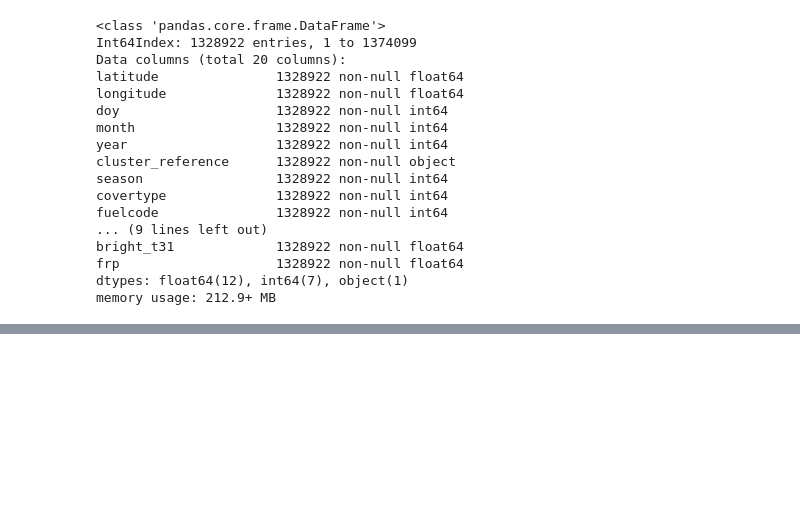
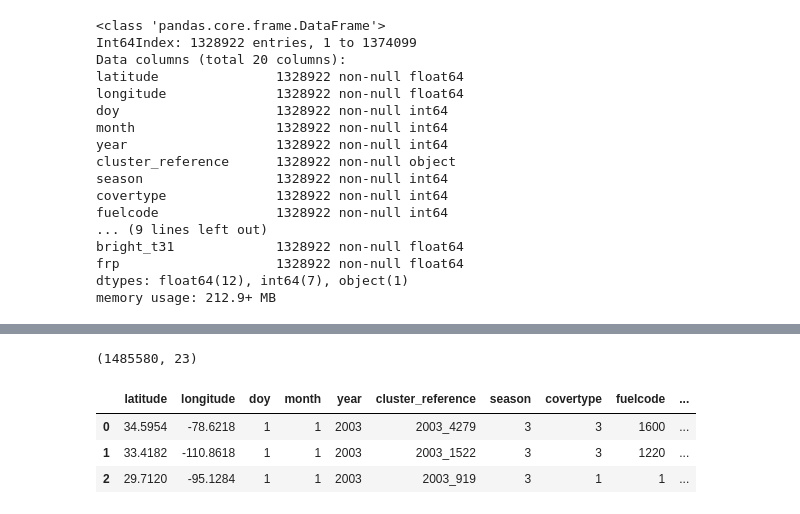
Before and after one commit to NahidGithub/Predicting-Wildfires, a Jupyter notebook: experimental code/MLInputs.ipynb, the cells around one changed output, grey strips where cells are left out. Drawn from its saved outputs; the diff is of its cells as text; code cells hidden in the pictures; blank space fills up the shorter version.

```diff
--- a/experimental code/MLInputs.ipynb
+++ b/experimental code/MLInputs.ipynb
@@ -526,0 +593,2 @@ Fire_Brightness.to_csv('/Users/AlfHaugen/Python/Wildfire_Data/FireExports/FireIn
+# %%
+fire_regions = pd.read_csv('../data/Fire_Brightness_Regions_June7.csv')
@@ -526,0 +607,15 @@ Fire_Brightness.to_csv('/Users/AlfHaugen/Python/Wildfire_Data/FireExports/FireIn
+# %%
+# Merging data into NASA M6, changing by DF above and column name.
+Fire_Brightness_Model2 = Fire_Brightness_Model.merge(right=fire_regions.loc[:,['unique_id', 'cluster_label']],
+                   how='left',
+                   left_on=['unique_id'],
+                   right_on=['unique_id'])
+# %%
+print(Fire_Brightness_Model2.shape)
+Fire_Brightness_Model2.head(3)
+# %% [output]
+(1485580, 23)
+|  | latitude | longitude | doy | month | year | cluster_reference | season | covertype | fuelcode | ... |
+| 0 | 34.5954 | -78.6218 | 1 | 1 | 2003 | 2003_4279 | 3 | 3 | 1600 | ... |
+| 1 | 33.4182 | -110.8618 | 1 | 1 | 2003 | 2003_1522 | 3 | 3 | 1220 | ... |
+| 2 | 29.7120 | -95.1284 | 1 | 1 | 2003 | 2003_919 | 3 | 1 | 1 | ... |
```
Also changed, not shown: parts of 20 cells of this notebook.
